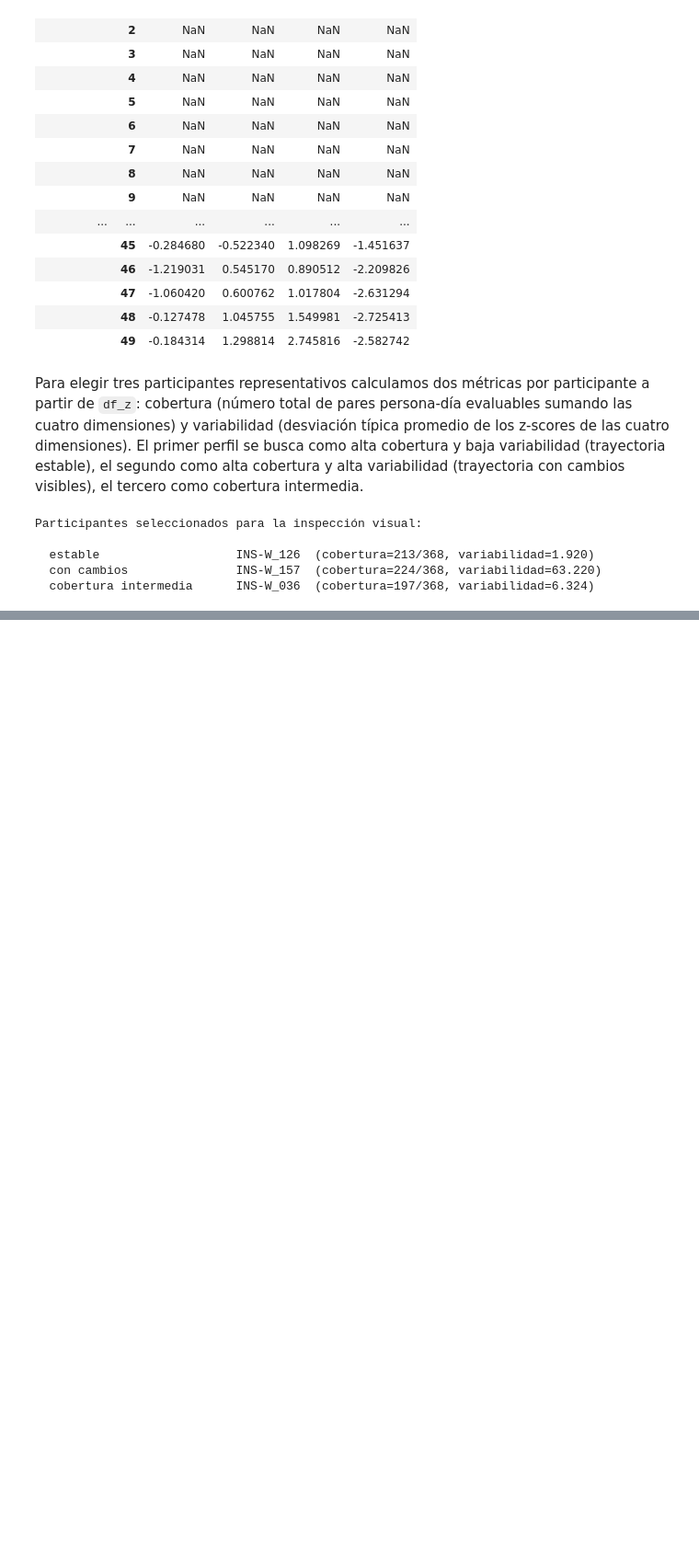
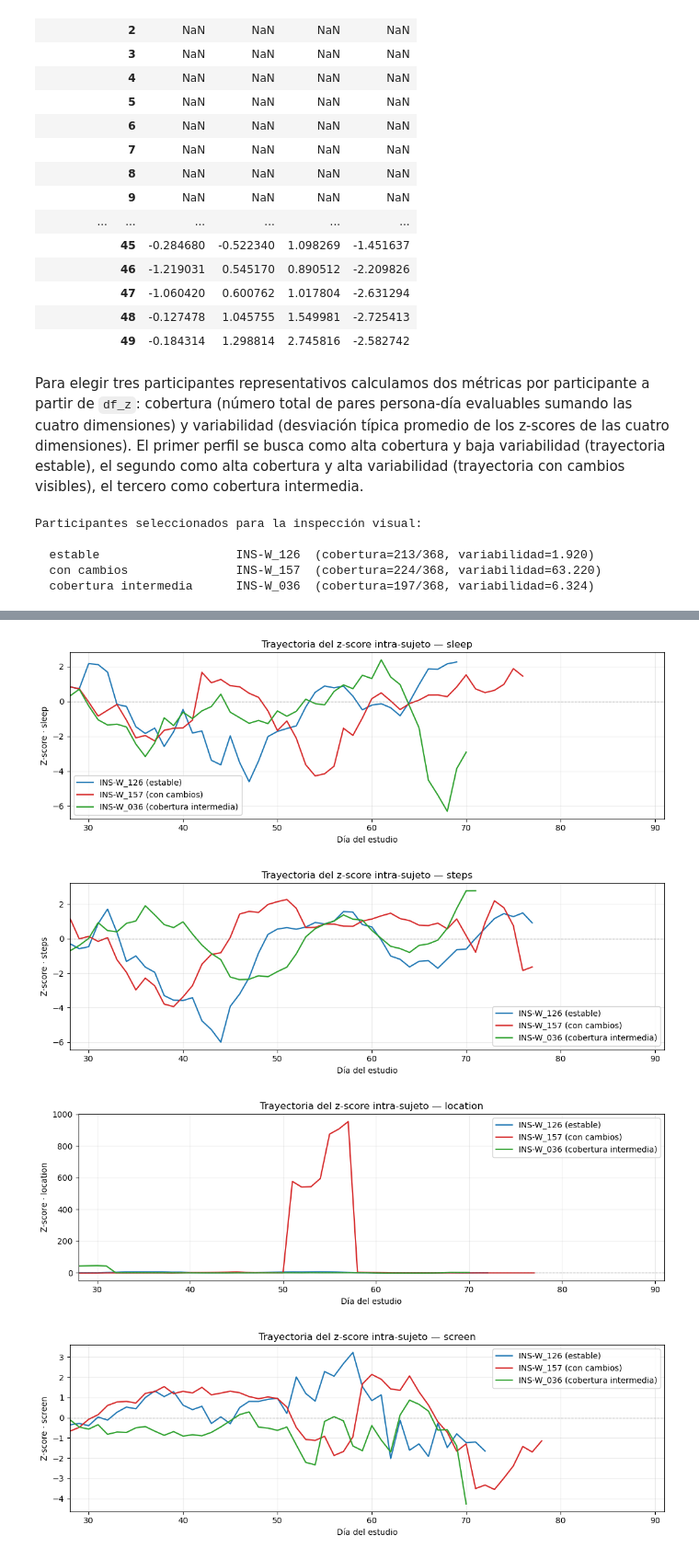
Before and after one commit to alejandrobarriel/globem, a Jupyter notebook: notebooks/globem.ipynb, the cells around one changed output, grey strips where cells are left out. Shown at 92% size. Cells and saved outputs as stored; diff of their text form; code cells hidden in the pictures; blank space fills up the shorter version.

Commit message:
Finish Bloque Z-score

```diff
--- a/notebooks/globem.ipynb
+++ b/notebooks/globem.ipynb
@@ -1940,10 +1908,0 @@ La tercera opción es el truncamiento administrativo absoluto: fijar un día ún
-# %%
-# Truncamiento administrativo: restringir df_z al rango día 28-71
-day_relative = df_z.groupby(level="pid").cumcount()
-df_z = df_z[day_relative <= 71]
-
-# Verificación de pares persona-día conservados por dimensión
-print("Pares persona-día conservados por dimensión tras el truncamiento:")
-for dim in ["sleep", "steps", "location", "screen"]:
-    n = df_z[dim].notna().sum()
-    print(f"  {dim:<10}: {n}")
@@ -1996,0 +2002,32 @@ for dim in ["sleep", "steps", "location", "screen"]:
+# %%
+# Colores asociados al perfil, no al pid concreto.
+# Los pids vienen del diccionario participantes_seleccionados de la celda anterior.
+colores_por_perfil = {
+    "estable":              "#1f77b4",
+    "con cambios":          "#d62728",
+    "cobertura intermedia": "#2ca02c",
+}
+
+for dim in ["sleep", "steps", "location", "screen"]:
+    fig, ax = plt.subplots(figsize=(11, 3.8))
+    for perfil, pid in participantes_seleccionados.items():
+        sub = df_z.loc[pid].copy().reset_index(drop=True)
+        sub["day"] = sub.index
+        sub_eval = sub[sub["day"] >= 28]
+        ax.plot(sub_eval["day"], sub_eval[dim],
+                label=f"{pid} ({perfil})",
+                color=colores_por_perfil[perfil], linewidth=1.6)
+    ax.axhline(0, color="gray", linestyle="--", linewidth=0.8, alpha=0.7)
+    ax.set_xlim(28, 91)
+    ax.set_xlabel("Día del estudio")
+    ax.set_ylabel(f"Z-score · {dim}")
+    ax.set_title(f"Trayectoria del z-score intra-sujeto — {dim}")
+    ax.legend(loc="best", framealpha=0.9)
+    ax.grid(True, alpha=0.25)
+    plt.tight_layout()
+    plt.show()
+# %% [output]
+[figure, added]
+[figure, added]
+[figure, added]
+[figure, added]
```
Also changed, not shown: parts of 40 cells of this notebook.
